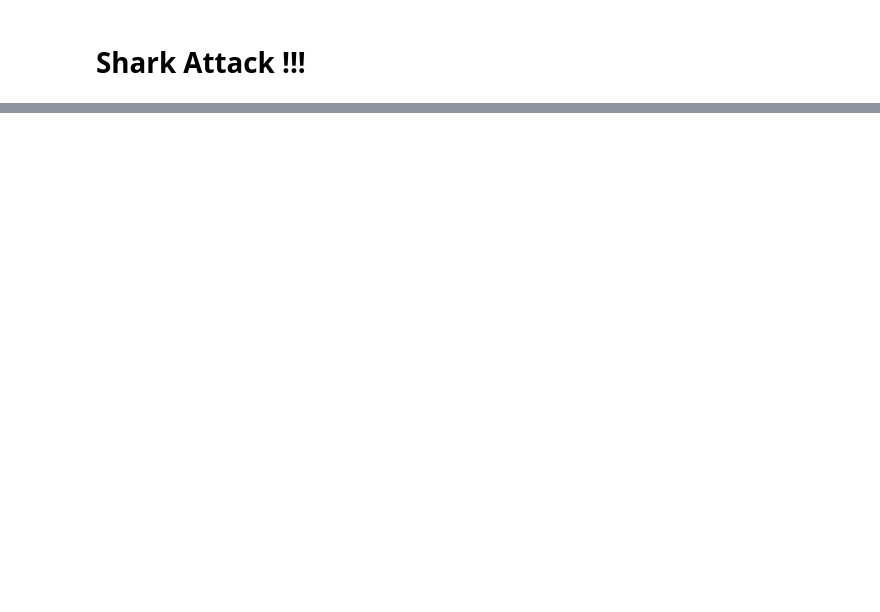
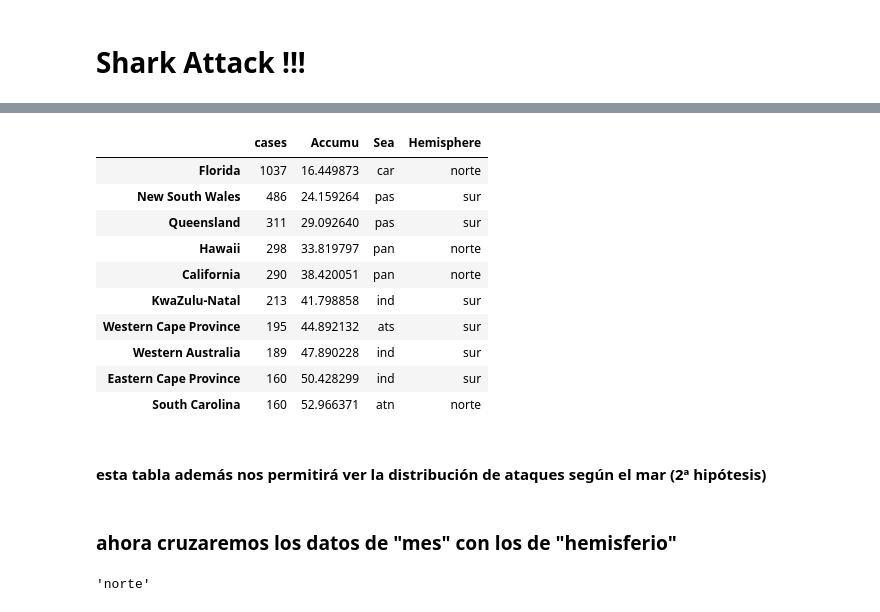
Before and after one commit to aromegar/SharkAttack, a Jupyter notebook: Cleaning_Data_Sharks.ipynb, the cells around one changed output, grey strips where cells are left out. Drawn from its saved outputs; the diff is of its cells as text; code cells hidden in the pictures; blank space fills up the shorter version.

```diff
--- a/Cleaning_Data_Sharks.ipynb
+++ b/Cleaning_Data_Sharks.ipynb
@@ -18,0 +126,5 @@ df.head(3)
+# %%
+areas["Sea"]="-"
+for i in range(50):
+    areas.Sea[i]=seas[i]
+areas["Hemisphere"]="-"
@@ -18,0 +138,4 @@ df.head(3)
+# %%
+hemidic={"car":"norte","atn":"norte","pan":"norte","med":"norte","ats":"sur","pas":"sur","ind":"sur","-":"-"}
+# %%
+areas.Hemisphere=areas.Sea.map(hemidic)
@@ -18,0 +162,21 @@ df.head(3)
+# %%
+areas.rename(columns={"Area":"cases"}, inplace=True)
+areas.drop(['Pareto'], axis=1,inplace=True)
+# %%
+areas.head(10)
+# %% [output]
+|  | cases | Accumu | Sea | Hemisphere |
+| Florida | 1037 | 16.449873 | car | norte |
+| New South Wales | 486 | 24.159264 | pas | sur |
+| Queensland | 311 | 29.092640 | pas | sur |
+| Hawaii | 298 | 33.819797 | pan | norte |
+| California | 290 | 38.420051 | pan | norte |
+| KwaZulu-Natal | 213 | 41.798858 | ind | sur |
+| Western Cape Province | 195 | 44.892132 | ats | sur |
+| Western Australia | 189 | 47.890228 | ind | sur |
+| Eastern Cape Province | 160 | 50.428299 | ind | sur |
+| South Carolina | 160 | 52.966371 | atn | norte |
+# %% [markdown]
+#### esta tabla además nos permitirá ver la distribución de ataques según el mar (2ª hipótesis)
+# %% [markdown]
+### ahora cruzaremos los datos de "mes" con los de "hemisferio"
@@ -18,0 +187,4 @@ df.head(3)
+# %%
+dic["California"]
+# %% [output]
+'norte'
```
Also changed, not shown: parts of 50 cells of this notebook, 3 other files.
